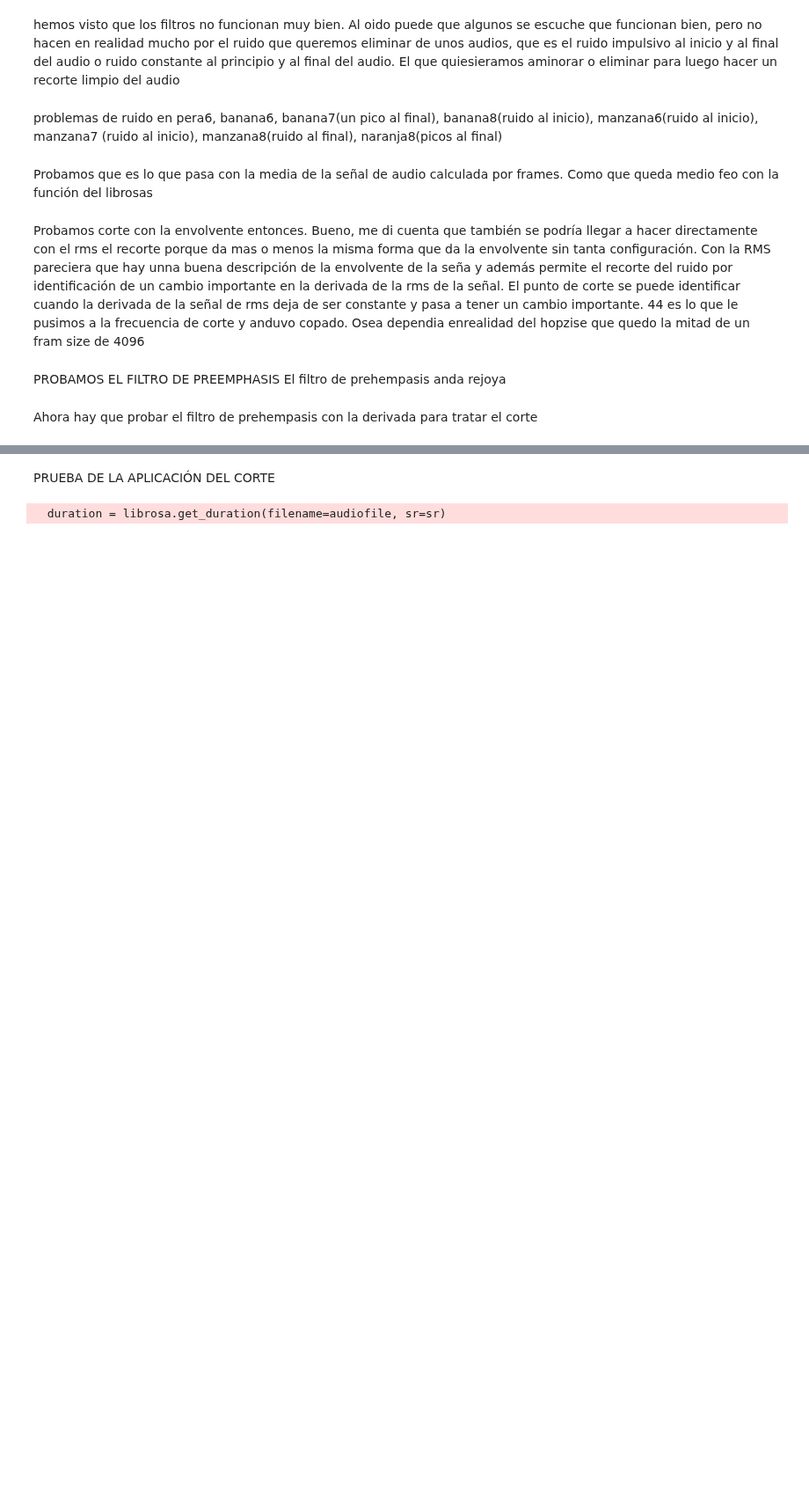
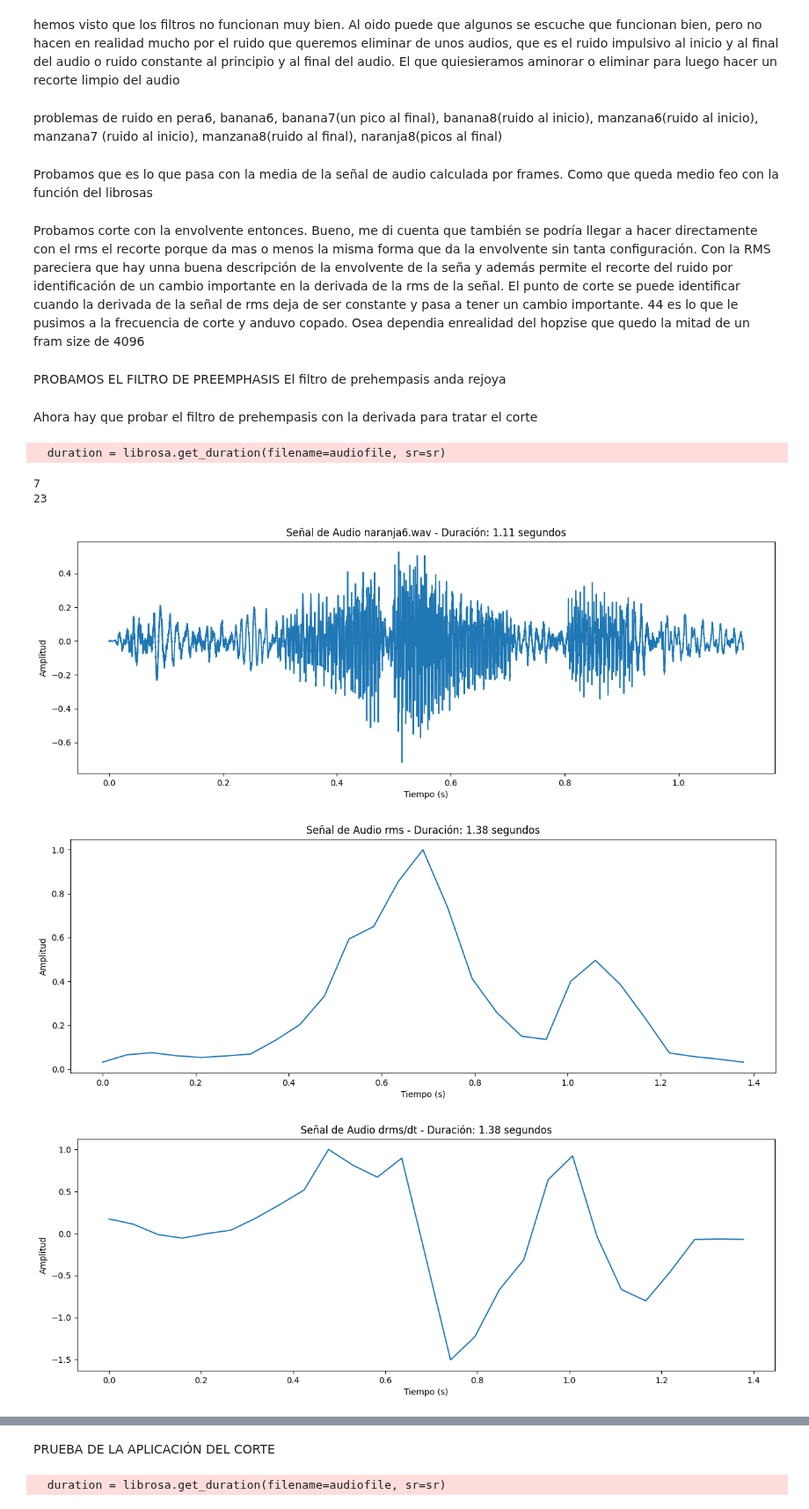
Before and after one commit to Juan2000-coder/Speech_Recognition, a Jupyter notebook: implemetation/first_aproximation/fetures.ipynb, the cells around one changed output, grey strips where cells are left out. Shown at 88% size. Cells and saved outputs as stored; diff of their text form; code cells hidden in the pictures; blank space fills up the shorter version.

```diff
--- a/implemetation/first_aproximation/fetures.ipynb
+++ b/implemetation/first_aproximation/fetures.ipynb
@@ -38,7 +38,7 @@ for dirname, _, filenames in os.walk(root_dir):
 # %% [markdown]
 **CARACTERISTICAS DEL AUDIO**
 # %%
-FRAME_SIZE = 2048 # In the documentation says it's convenient for speech.C
+FRAME_SIZE = 4096 # In the documentation says it's convenient for speech.C
 HOP_SIZE   = int(FRAME_SIZE/2)
 # %% [markdown]
 **FUNCIONES**
@@ -84,14 +84,12 @@ def med_filter(audio_in, audio_out, window = 3):
     filtered = medfilt(signal, kernel_size=window)
     sf.write(audio_out, filtered, sr)
 # %%
-def low_pass_filter(audio_in, audio_out, cutoff_frequency = 5000):
-    signal, sr, _ = load_audio(audio_in)
+def low_pass_filter(signal, sr, cutoff_frequency = 5000):
     nyquist = 0.5 * sr
     cutoff = cutoff_frequency / nyquist
     b, a = butter(N=6, Wn=cutoff, btype='low', analog=False, output='ba')
-
     filtered = lfilter(b, a, signal)
-    sf.write(audio_out, filtered, sr)
+    return filtered
 # %%
 def exponential_filter(audio_in, audio_out, alpha = 0.1):
     signal, sr, _ = load_audio(audio_in)
@@ -149,8 +147,7 @@ def smooth_envelope(audio, cutoff_frequency = 10.0):
     plt.tight_layout()
     plt.show()
 # %%
-def preemphasis(audio_in, coef=0.97):
-    signal, _, _ = load_audio(audio_in)
+def preemphasis(signal, coef=0.97):
     return np.append(signal[0], signal[1:] - coef * signal[:-1])
 # %%
 def trim(audio_in, audio_out, umbral = 0.35):
@@ -378,49 +378,56 @@ plot_signal(normalize(filtered), duration, 'filtered')
 # %% [markdown]
 Ahora hay que probar el filtro de prehempasis con la derivada para tratar el corte
 # %%
-indice = 8
+indice = 6
 fruit = 'naranja'
-umbral = 0.35
+umbral = 0.295
 
 audio_in = audios[fruit][indice]
 audio_out = processed[fruit][indice]
 signal,sr,_ = load_audio(audio_in)
 
-audio_vector = time_vector(audio_in)
+audio_vector = time_vector(signal, duration)
 
-
-filtered = preemphasis(audio_in, audio_out, 0.975)
-rms_signal, duration = rms(audio_out)
+filtered = low_pass_filter(signal, sr, 1800)
+filtered = preemphasis(filtered, 0.999)
+rms_signal = rms(filtered)
 
 rms_signal = normalize(rms_signal)
 drms = normalize(derivative(rms_signal, duration))
 
 drms_vector = np.linspace(0, duration, len(drms))
 
 
-left_index = np.argmax(np.abs(drms) > umbral) - 1
-rigth_index = len(drms) - 1 - np.argmax(np.abs(np.flip(drms)) > umbral) + 1
-
+left_index = np.argmax(np.abs(drms) > umbral)
+rigth_index = len(drms) - 1 - np.argmax(np.abs(np.flip(drms)) > umbral)
+print(left_index)
+print(rigth_index)
 left_time = drms_vector[left_index]
 rigth_time = drms_vector[rigth_index]
 
 
 mask_vector = audio_vector >= left_time
 audio_vector = audio_vector[mask_vector]
 
 trimed_signal = signal[mask_vector]
 
 mask_vector = audio_vector <= rigth_time
 audio_vector = audio_vector[mask_vector]
 trimed_signal = trimed_signal[mask_vector]
 
-sf.write(audio_out,trimed_signal,sr)
 # Seleccionar la porción de la señal entre los índices encontrados
 #trimed = drms[left_index:rigth_index + 1]
 
 
 plot_audio(audio_in)
-#plot_signal(rms_signal.reshape(-1,1), duration, "rms")
-#plot_signal(drms, duration, 'drms/dt')
-#plot_signal(trimed, left_time-rigth_time, 'trimed')
-plot_signal(trimed_signal, left_time-rigth_time, f"trimed - {os.path.basename(audio_in)}")
+plot_signal(rms_signal.reshape(-1,1), duration, "rms")
+plot_signal(drms, duration, 'drms/dt')
+#plot_signal(trimed_signal, left_time-rigth_time, 'trimed')
+plot_signal(trimed_signal, rigth_time-left_time, f"trimed - {os.path.basename(audio_in)}")
+# %% [output]
+  duration = librosa.get_duration(filename=audiofile, sr=sr)
+7
+23
+[figure, added]
+[figure, added]
+[figure, added]
```
Also changed, not shown: parts of 5 cells of this notebook, 33 other files.
